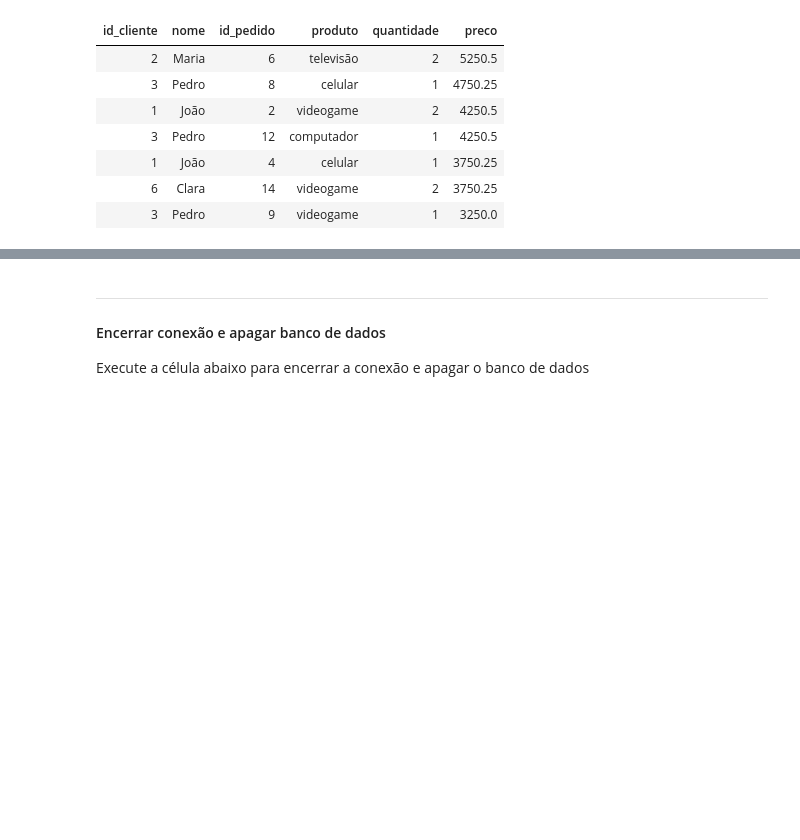
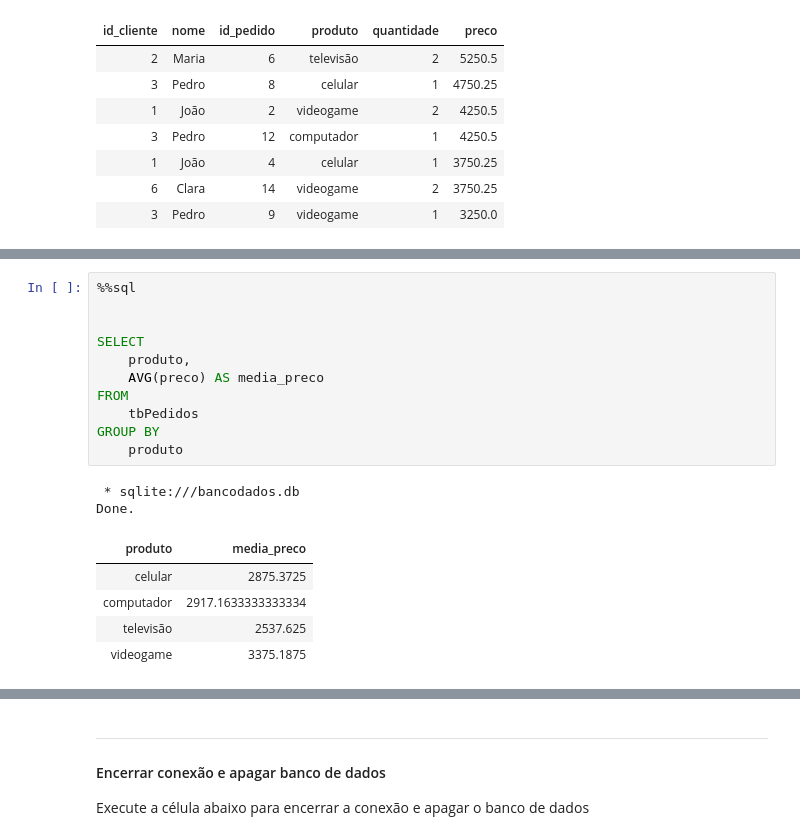
Before and after one commit to luizweb/sqljupyter, a Jupyter notebook: sqljupyter.ipynb, the cells around one changed output, grey strips where cells are left out. Cells and saved outputs as stored; diff of their text form; blank space fills up the shorter version.

```diff
--- a/sqljupyter.ipynb
+++ b/sqljupyter.ipynb
@@ -583,0 +685,19 @@ Done.
+# %%
+%%sql
+
+
+SELECT
+    produto,
+    AVG(preco) AS media_preco
+FROM
+    tbPedidos
+GROUP BY
+    produto
+# %% [output]
+ * sqlite:///bancodados.db
+Done.
+| produto | media_preco |
+| celular | 2875.3725 |
+| computador | 2917.1633333333334 |
+| televisão | 2537.625 |
+| videogame | 3375.1875 |
```
Also changed, not shown: parts of 39 cells of this notebook, 1 other file.
